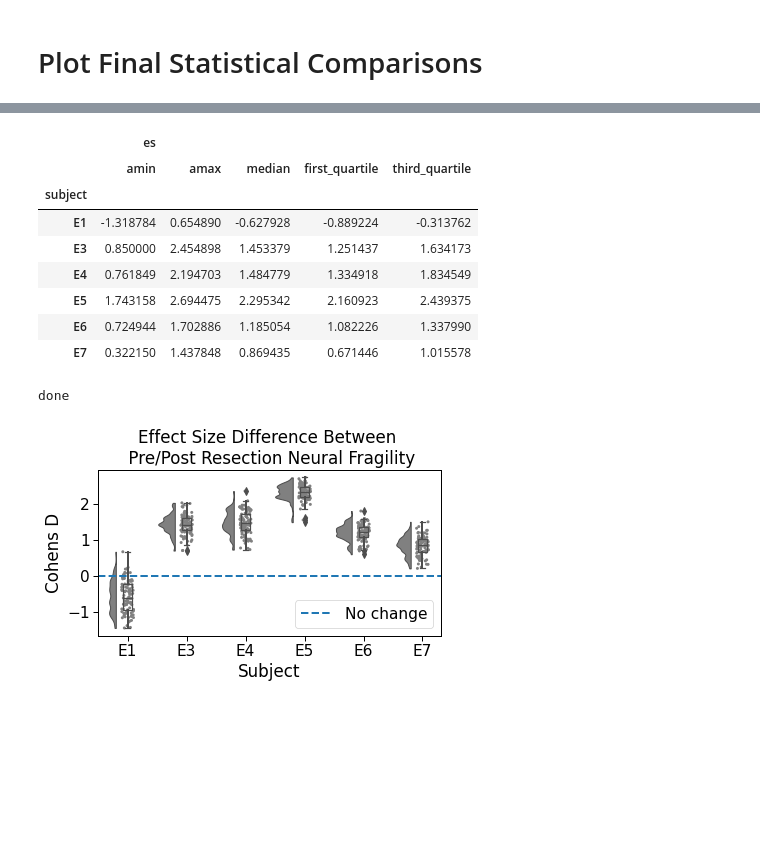
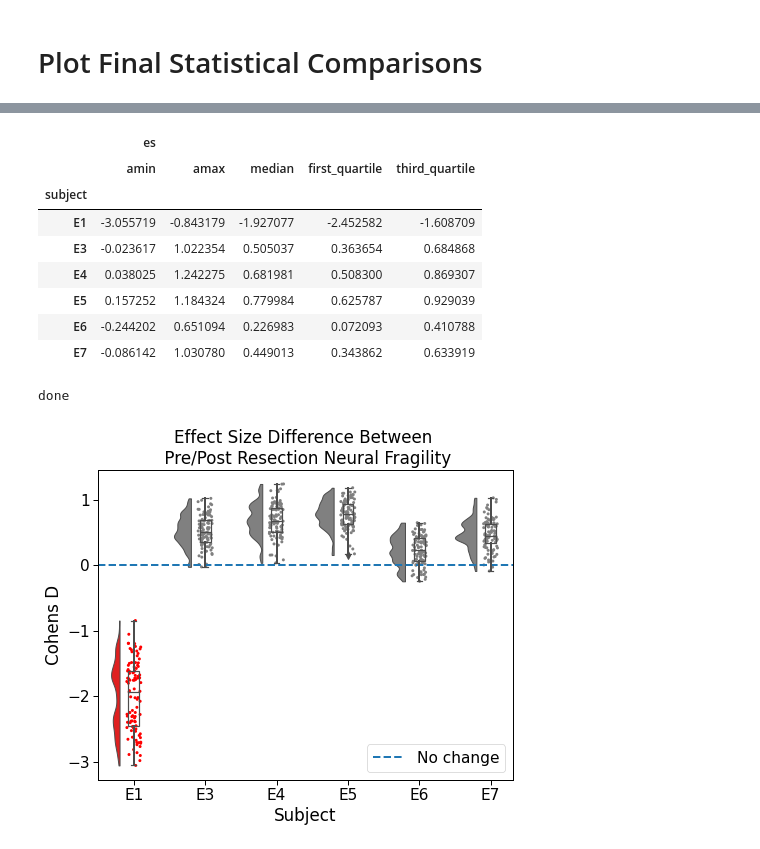
Before and after one commit to adam2392/sickkids, a Jupyter notebook: notebooks/publication/fragility_statistical_analysis.ipynb, the cells around one changed output, grey strips where cells are left out. Saved outputs shown, nothing was run; the diff lists cells and outputs as text; code cells hidden in the pictures; blank space fills up the shorter version.

```diff
--- a/notebooks/publication/fragility_statistical_analysis.ipynb
+++ b/notebooks/publication/fragility_statistical_analysis.ipynb
@@ -304,7 +316,7 @@ root = Path("/Users/adam2392/OneDrive - Johns Hopkins/sickkids/")
 deriv_root = root / "derivatives"
 
 # derivative experiment markers
-reference = "average"
+reference = "monopolar"
 sampling_res = "1000Hz"  # 'originalsampling'
 deriv_chain = Path(sampling_res) / "radius1.25" / "fragility" / reference
 deriv_path = deriv_root / deriv_chain
@@ -625,7 +628,8 @@ boxplot_es_summary = (
     .agg({"es": [np.min, np.max, np.median, first_quartile, third_quartile]})
 )
 boxplot_es_summary.to_csv(
-    output_path / "supplemental_boxplot_summary_prodfragility.csv"
+    output_path
+    / f"supplemental_boxplot_summary_prodfragilityprevspost_reference-{reference}_threshold-{threshold}_{derivtype}.csv"
 )
 
 display(boxplot_es_summary)
@@ -633,19 +637,22 @@ display(boxplot_es_summary)
 |  | es |  |  |  |  |
 |  | amin | amax | median | first_quartile | third_quartile |
 | subject |  |  |  |  |  |
-| E1 | -1.318784 | 0.654890 | -0.627928 | -0.889224 | -0.313762 |
-| E3 | 0.850000 | 2.454898 | 1.453379 | 1.251437 | 1.634173 |
-| E4 | 0.761849 | 2.194703 | 1.484779 | 1.334918 | 1.834549 |
-| E5 | 1.743158 | 2.694475 | 2.295342 | 2.160923 | 2.439375 |
-| E6 | 0.724944 | 1.702886 | 1.185054 | 1.082226 | 1.337990 |
-| E7 | 0.322150 | 1.437848 | 0.869435 | 0.671446 | 1.015578 |
+| E1 | -3.055719 | -0.843179 | -1.927077 | -2.452582 | -1.608709 |
+| E3 | -0.023617 | 1.022354 | 0.505037 | 0.363654 | 0.684868 |
+| E4 | 0.038025 | 1.242275 | 0.681981 | 0.508300 | 0.869307 |
+| E5 | 0.157252 | 1.184324 | 0.779984 | 0.625787 | 0.929039 |
+| E6 | -0.244202 | 0.651094 | 0.226983 | 0.072093 | 0.410788 |
+| E7 | -0.086142 | 1.030780 | 0.449013 | 0.343862 | 0.633919 |
+# %%
+palette = ["gray"] * len(subjects)
+palette[0] = "red"
 # %%
 ort = "v"
 pal = "Set2"
 sigma = 0.2
 pal = sns.color_palette(n_colors=1)
 sns.set_context("paper", font_scale=1.75)
-fig, ax = plt.subplots(figsize=(6, 4))
+fig, ax = plt.subplots(figsize=(7, 6))
 # sns.swarmplot(x='subject', y='es',
 #               order=natsorted(df['subject'].unique()),
 #               alpha=0.5, color='black',
@@ -658,7 +665,7 @@ pt.RainCloud(
     x="subject",
     y="es",
     data=df,
-    palette=["gray"],
+    palette=palette,
     bw=sigma,
     width_viol=0.6,
     ax=ax,
@@ -668,34 +675,34 @@ pt.RainCloud(
 
 # ax.axhline(fail_mean, ls="--", lw=2, color="black", label="Failed Avg")
 
 # plot horizontal line
 ax.axhline(
     [0],
     ls="--",
     lw=2,
     #            color='black',
     label="No change",
 )
 
 ax.legend()
 ax.set(
     #     ylim=[-1.5, 1.5],
     xlabel="Subject",
     ylabel=f"Cohens D",  # \n(threshold={threshold})",
     title=f"Effect Size Difference Between \n Pre/Post Resection Neural Fragility",
 )
 fig.tight_layout()
 (figures_path / "rainplot_summaries").mkdir(exist_ok=True)
 fig.savefig(
     figures_path
     / "rainplot_summaries"
     / f"baseline{baseline}-{derivtype}fragility-rainplot-prevspost-{reference}-{derivtype}-threshold{threshold}.pdf",
     bbox_inches="tight",
 )
 print("done")
 # %% [output]
 done
-[figure, old version]
+[figure, new version]
 # %%
 ort = "v"
 pal = "Set2"
```
Also changed, not shown: parts of 9 cells of this notebook, 7 other files.
